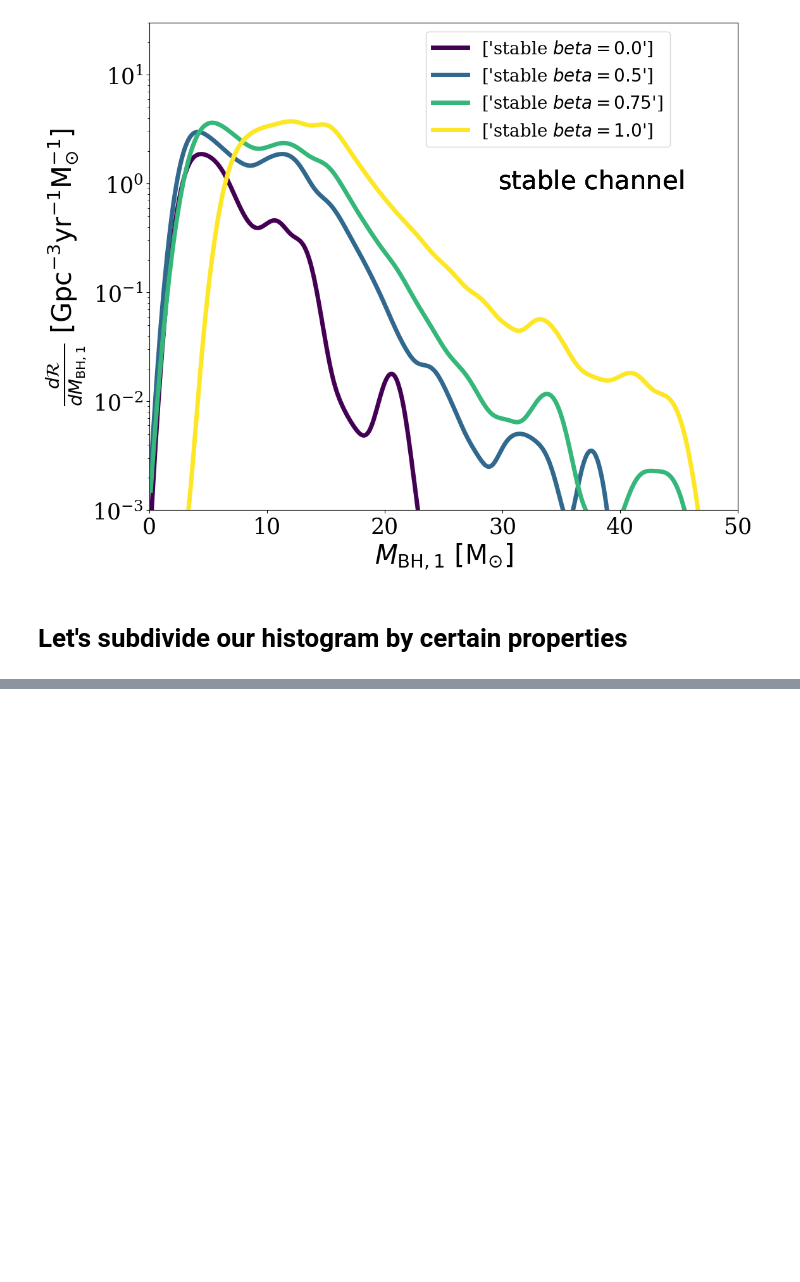
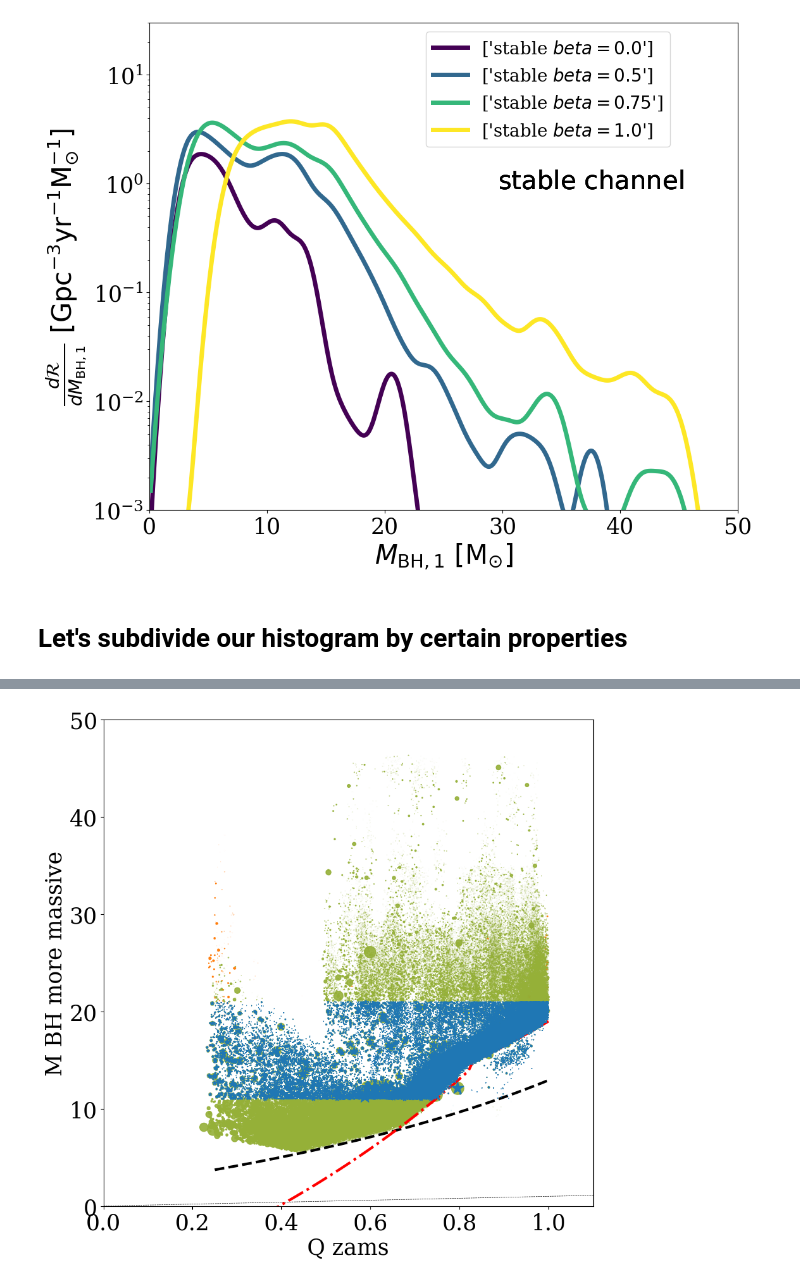
Before and after one commit to LiekeVanSon/BumpAt20, a Jupyter notebook: Code/InspectBumpAt20.ipynb, the cells around one changed output, grey strips where cells are left out. Saved outputs shown, nothing was run; the diff lists cells and outputs as text; code cells hidden in the pictures; blank space fills up the shorter version.

```diff
--- a/Code/InspectBumpAt20.ipynb
+++ b/Code/InspectBumpAt20.ipynb
@@ -543,0 +737,46 @@ plot_lines Line2D(_child5)
+# %%
+
+##########################
+# Scatter plot
+##########################
+fig, ax = plt.subplots(figsize = (10, 10))
+
+plt.plot(np.linspace(0,50,100), np.linspace(0,50,100), '--', color='k', lw = 0.5)
+
+kleur = 'MT2color' #'log Z' # # np.log10(M2_moremass_BBH['Metallicity@ZAMS(1)'])
+im = plt.scatter(merging_BBH['qZAMS'], merging_BBH['M_moreMassive'],
+            s = 4000* Weights, c = merging_BBH[kleur],
+            alpha = 0.9, vmin = 0, vmax = 3,  cmap = discrete_cmap,) #cmap = 'viridis')
+
+# # Create an inset axes for the colorbar
+# cax = inset_axes(ax,
+#                  width="5%",  # width = 5% of parent_bbox width
+#                  height="45%",  # height : 50%
+#                  loc='lower left', bbox_to_anchor=(0.05, 0.5, 1, 1), bbox_transform=ax.transAxes)
+# cbar = fig.colorbar(im, cax=cax, orientation="vertical",label = kleur )
+# # Set the colorbar tick locations and labels for MT map
+# cbar.set_ticks(list(range(len(color_map) )))
+# cmap_ticks = [key.replace('             ', '') for key in color_map.keys()]
+# cbar.set_ticklabels(cmap_ticks)
+
+### Highlight those in the bump
+bump_bool = np.logical_and(merging_BBH['M_moreMassive'] > 11, merging_BBH['M_moreMassive'] < 21)
+ax.scatter( merging_BBH[bump_bool]['qZAMS'],  merging_BBH[bump_bool]['M_moreMassive'],
+            s = 4000* Weights[bump_bool], marker = '*', zorder = 10)
+
+###
+ax.plot(qzams, Min_MBH1, color = 'k', lw = 3, ls = '--', label = 'min Mbha')
+ax.plot(qzams, minM_BH2, color = 'red', lw = 3, ls = '-.', label = 'min Mbhb')
+
+# print('qzams', qzams, 'Min_MBH1',Min_MBH1 , 'minM_BH2', minM_BH2)
+
+
+# ax.text(0.05, 0.95, 'beta = %s' % (BETA), ha='left', va='top', transform=ax.transAxes, size=29)
+
+ax.set_xlabel('Q zams')
+ax.set_ylabel('M BH more massive')
+ax.set_ylim(0,50)
+ax.set_xlim(0,1.1)
+plt.show()
+# %% [output]
+[figure, added]
```
Also changed, not shown: parts of 13 cells of this notebook, 1 other file.
